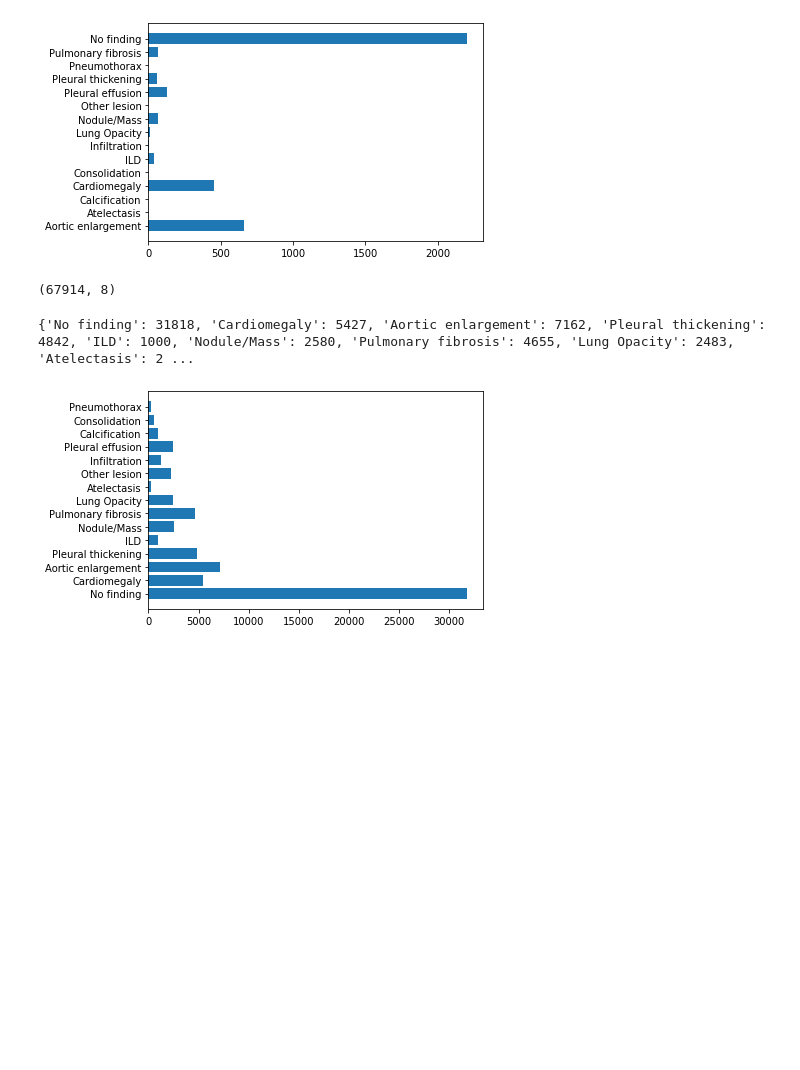
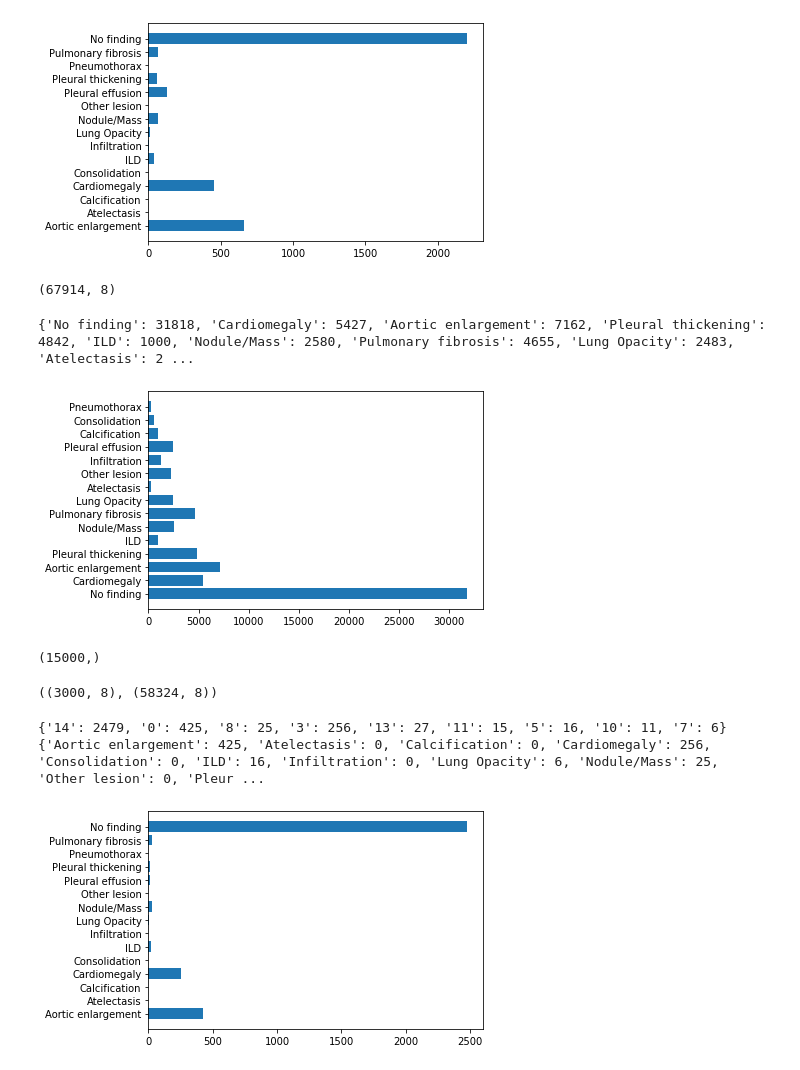
Before and after one commit to Yuchen-Dai/vinbigdata-chest-xray-abnormalities-detection, a Jupyter notebook: run.ipynb, the cells around one changed output. Saved outputs shown, nothing was run; the diff lists cells and outputs as text; code cells hidden in the pictures; blank space fills up the shorter version.

```diff
--- a/run.ipynb
+++ b/run.ipynb
@@ -49,7 +49,7 @@ class VinBigTestDataset(Dataset):
         records = self.df[(self.df['image_id'] == image_id)]
         records = records.reset_index(drop=True)
 
-        dicom = pydicom.dcmread(os.path.join("test",f"{image_id}.dicom"))
+        dicom = pydicom.dcmread(os.path.join("train",f"{image_id}.dicom"))
 
         image = dicom.pixel_array
 
@@ -288,3 +305,36 @@ plt.barh(*zip(*traincount.items()))
 plt.show()
 # %% [output]
 [figure]
+# %%
+train_df = pd.read_csv(f'{DIR_INPUT}train.csv')
+train_df.fillna(0, inplace=True)
+train_df.loc[train_df["class_id"] == 14, ['x_max', 'y_max']] = 1.0
+
+# FasterRCNN handles class_id==0 as the background.
+train_df["class_id"] = train_df["class_id"] + 1
+train_df.loc[train_df["class_id"] == 15, ["class_id"]] = 0
+
+train_df.shape
+train_df.sort_values(by='image_id').head(20)
+image_ids = train_df['image_id'].unique()
+print(image_ids.shape)
+valid_ids = image_ids[-3000:]
+train_ids = image_ids[:-3000]
+valid_df = train_df[train_df['image_id'].isin(valid_ids)]
+train_df = train_df[train_df['image_id'].isin(train_ids)]
+valid_df = valid_df.drop_duplicates(subset='image_id', keep="first")
+valid_df.shape, train_df.shape
+# %% [output]
+(15000,)
+((3000, 8), (58324, 8))
+# %%
+valid_dataset = VinBigTestDataset(valid_df, DIR_TEST, get_test_transform())
+
+valid_data_loader = DataLoader(
+    valid_dataset,
+    batch_size=8,
+    shuffle=False,
+    num_workers=0,
+    drop_last=False,
+    collate_fn=collate_fn
+)
@@ -290,0 +388,30 @@ plt.show()
+# %%
+result_csv = pd.read_csv('validation.csv')
+result_csv.shape
+count={}
+for i in range(3000):
+    #print(result_csv["PredictionString"][i].split(" "))
+    #print("newline")
+    temp=result_csv["PredictionString"][i].split(" ")
+    for j in range(0,len(temp),6):
+        #print(temp[j])
+        if temp[j] not in count.keys():
+            count[temp[j]]=1;
+        else:
+            count[temp[j]]+=1;
+
+print(count)
+namelist ={'0':"Aortic enlargement",'1':"Atelectasis",'2':"Calcification",'3':"Cardiomegaly",'4':"Consolidation",'5':"ILD",'6':"Infiltration",'7':"Lung Opacity",'8':"Nodule/Mass",'9':"Other lesion",'10':"Pleural effusion",'11':"Pleural thickening",'12':"Pneumothorax",'13':"Pulmonary fibrosis",'14':"No finding"}
+finalcount={}
+for i in namelist.keys():
+    if (i in count.keys()):
+        finalcount[namelist[i]]=count[i]
+    else:
+        finalcount[namelist[i]]=0
+print(finalcount)
+plt.barh(*zip(*finalcount.items()))
+plt.show()
+# %% [output]
+{'14': 2479, '0': 425, '8': 25, '3': 256, '13': 27, '11': 15, '5': 16, '10': 11, '7': 6}
+{'Aortic enlargement': 425, 'Atelectasis': 0, 'Calcification': 0, 'Cardiomegaly': 256, 'Consolidation': 0, 'ILD': 16, 'Infiltration': 0, 'Lung Opacity': 6, 'Nodule/Mass': 25, 'Other lesion': 0, 'Pleur ...
+[figure, added]
```
Also changed, not shown: parts of 3 cells of this notebook, 1 other file.
